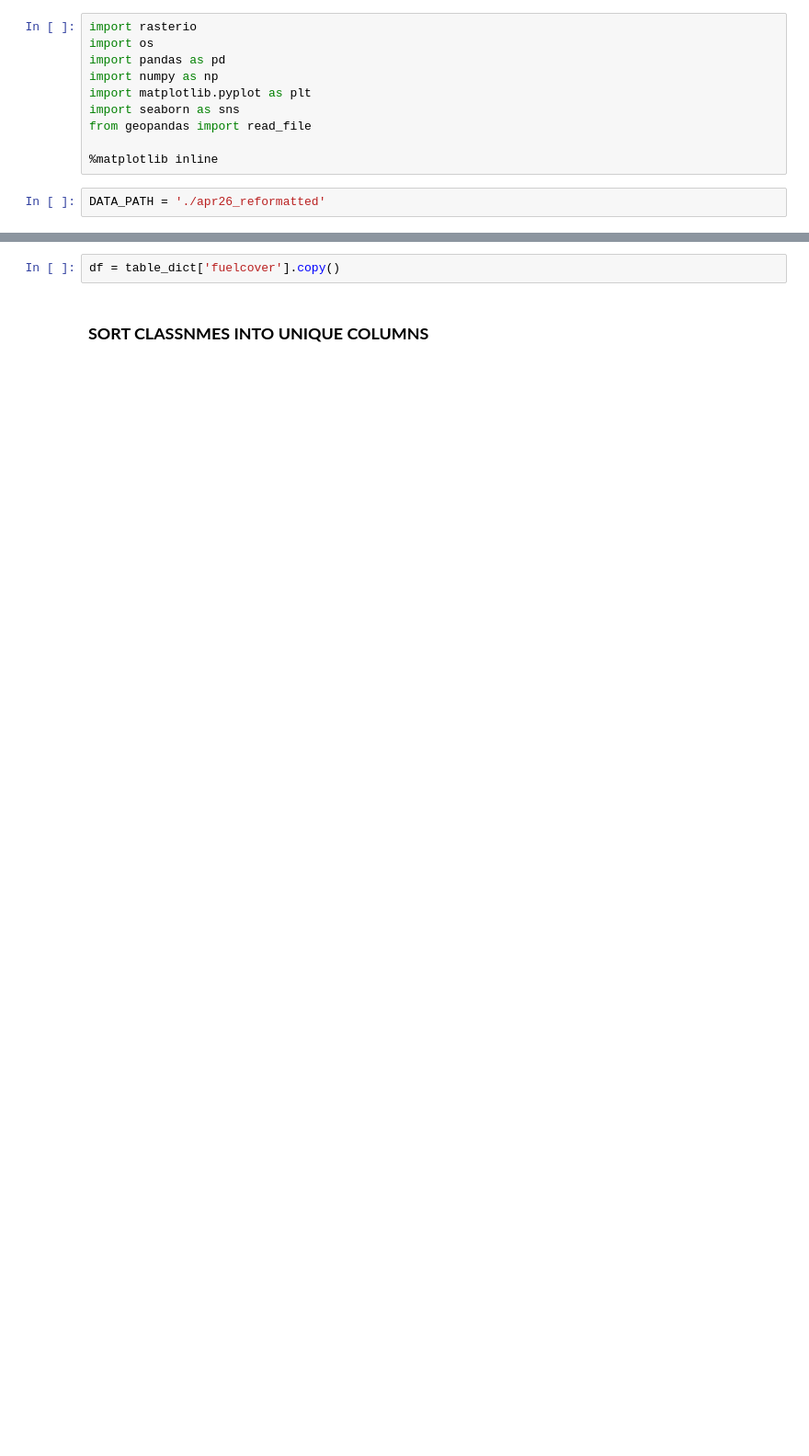
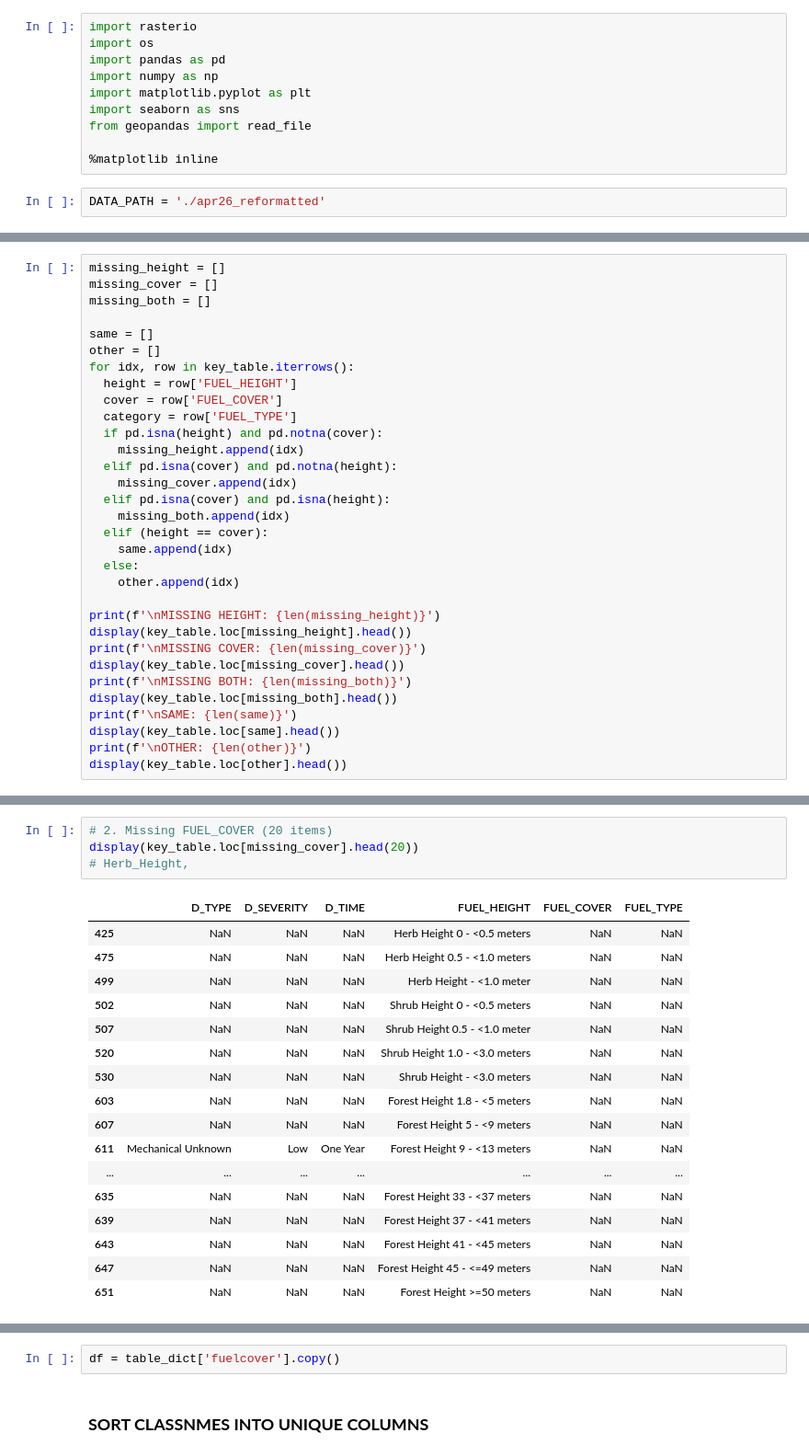
Before and after one commit to a-taylor1/DATA450_Team5, a Jupyter notebook: datamining_project2.ipynb, the cells around one changed output, grey strips where cells are left out. Shown at 92% size. Saved outputs shown, nothing was run; the diff lists cells and outputs as text; blank space fills up the shorter version.

```diff
--- a/datamining_project2.ipynb
+++ b/datamining_project2.ipynb
@@ -143,0 +130,32 @@ key_table
+# %%
+missing_height = []
+missing_cover = []
+missing_both = []
+
+same = []
+other = []
+for idx, row in key_table.iterrows():
+  height = row['FUEL_HEIGHT']
+  cover = row['FUEL_COVER']
+  category = row['FUEL_TYPE']
+  if pd.isna(height) and pd.notna(cover):
+    missing_height.append(idx)
+  elif pd.isna(cover) and pd.notna(height):
+    missing_cover.append(idx)
+  elif pd.isna(cover) and pd.isna(height):
+    missing_both.append(idx)
+  elif (height == cover):
+    same.append(idx)
+  else:
+    other.append(idx)
+
+print(f'\nMISSING HEIGHT: {len(missing_height)}')
+display(key_table.loc[missing_height].head())
+print(f'\nMISSING COVER: {len(missing_cover)}')
+display(key_table.loc[missing_cover].head())
+print(f'\nMISSING BOTH: {len(missing_both)}')
+display(key_table.loc[missing_both].head())
+print(f'\nSAME: {len(same)}')
+display(key_table.loc[same].head())
+print(f'\nOTHER: {len(other)}')
+display(key_table.loc[other].head())
@@ -143,0 +209,22 @@ key_table
+# %%
+# 2. Missing FUEL_COVER (20 items)
+display(key_table.loc[missing_cover].head(20))
+# Herb_Height,
+# %% [output]
+|  | D_TYPE | D_SEVERITY | D_TIME | FUEL_HEIGHT | FUEL_COVER | FUEL_TYPE |
+| 425 | NaN | NaN | NaN | Herb Height 0 - <0.5 meters | NaN | NaN |
+| 475 | NaN | NaN | NaN | Herb Height 0.5 - <1.0 meters | NaN | NaN |
+| 499 | NaN | NaN | NaN | Herb Height - <1.0 meter | NaN | NaN |
+| 502 | NaN | NaN | NaN | Shrub Height 0 - <0.5 meters | NaN | NaN |
+| 507 | NaN | NaN | NaN | Shrub Height 0.5 - <1.0 meter | NaN | NaN |
+| 520 | NaN | NaN | NaN | Shrub Height 1.0 - <3.0 meters | NaN | NaN |
+| 530 | NaN | NaN | NaN | Shrub Height - <3.0 meters | NaN | NaN |
+| 603 | NaN | NaN | NaN | Forest Height 1.8 - <5 meters | NaN | NaN |
+| 607 | NaN | NaN | NaN | Forest Height 5 - <9 meters | NaN | NaN |
+| 611 | Mechanical Unknown | Low | One Year | Forest Height 9 - <13 meters | NaN | NaN |
+| ... | ... | ... | ... | ... | ... | ... |
+| 635 | NaN | NaN | NaN | Forest Height 33 - <37 meters | NaN | NaN |
+| 639 | NaN | NaN | NaN | Forest Height 37 - <41 meters | NaN | NaN |
+| 643 | NaN | NaN | NaN | Forest Height 41 - <45 meters | NaN | NaN |
+| 647 | NaN | NaN | NaN | Forest Height 45 - <=49 meters | NaN | NaN |
+| 651 | NaN | NaN | NaN | Forest Height >=50 meters | NaN | NaN |
```
Also changed, not shown: parts of 15 cells of this notebook.
